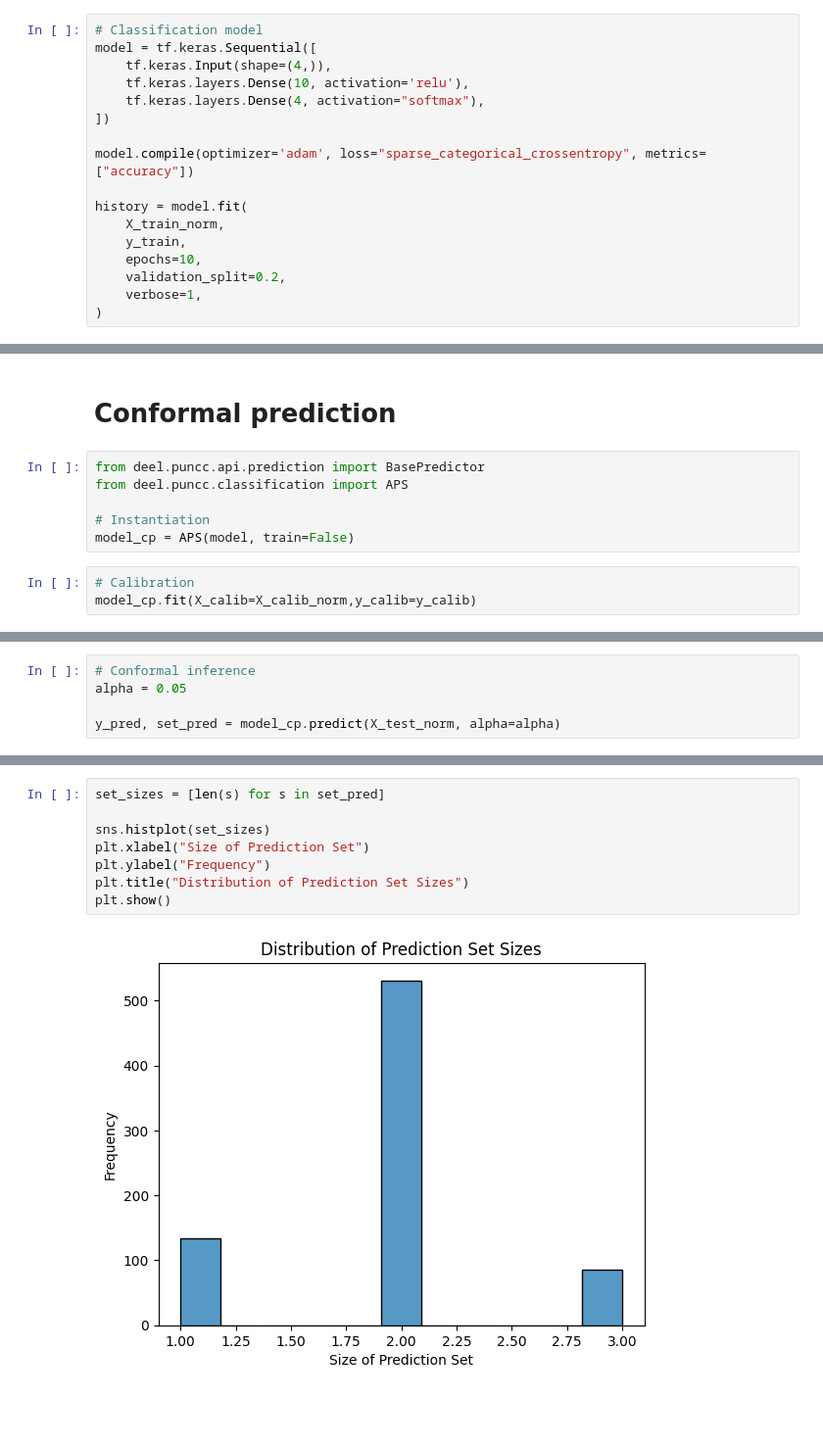
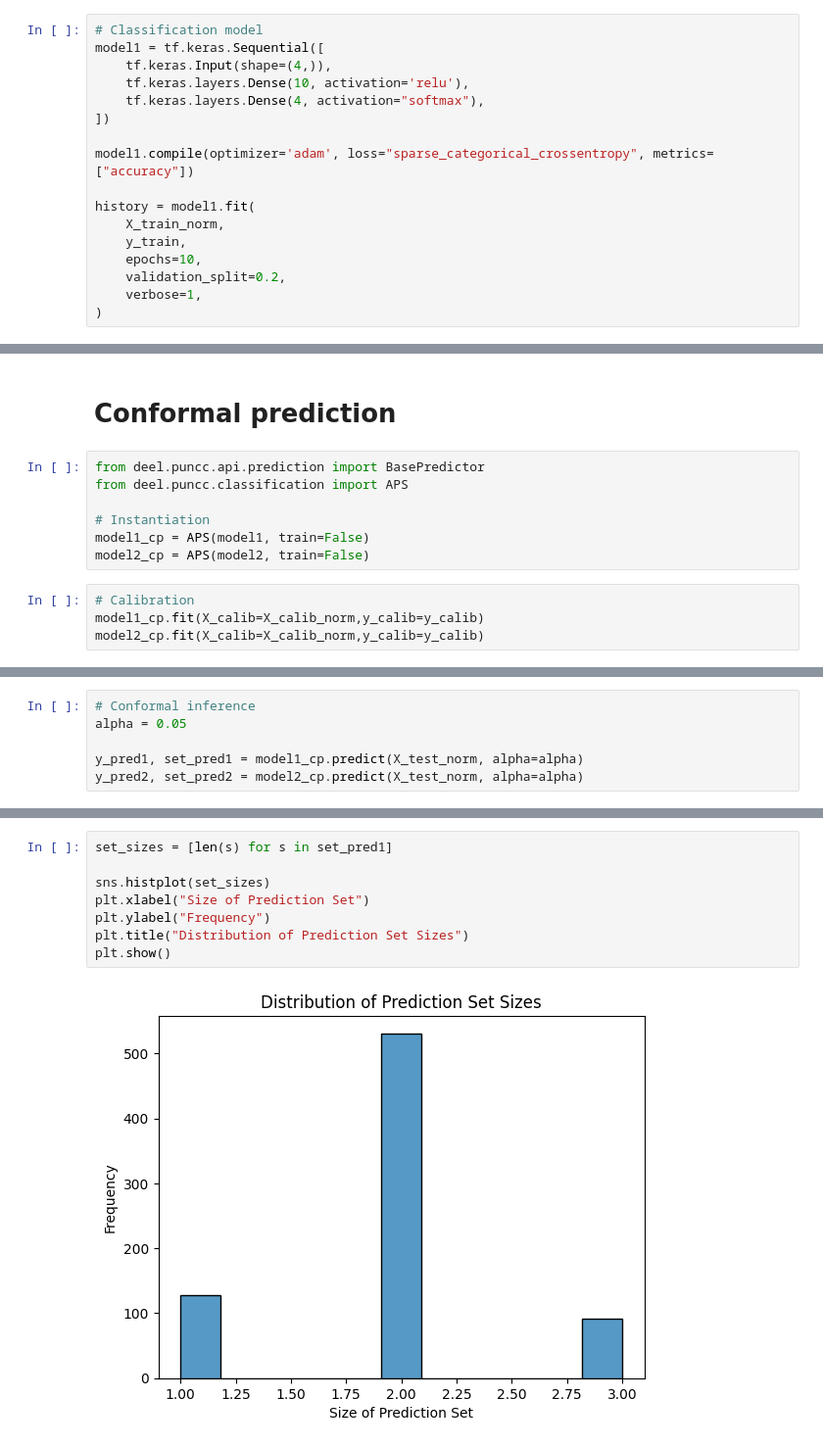
Before and after one commit to madelineapeters/MIDAS-UQ-carpentry, a Jupyter notebook: iris_dataset/Nanta/CP_classification.ipynb, the cells around one changed output, grey strips where cells are left out. Shown at 98% size. Saved outputs shown, nothing was run; the diff lists cells and outputs as text; blank space fills up the shorter version.

```diff
--- a/iris_dataset/Nanta/CP_classification.ipynb
+++ b/iris_dataset/Nanta/CP_classification.ipynb
@@ -130,15 +106,15 @@ Text(0.5, 1.0, 'petal length')
 # Classification model
 # %%
 # Classification model
-model = tf.keras.Sequential([
+model1 = tf.keras.Sequential([
     tf.keras.Input(shape=(4,)),
     tf.keras.layers.Dense(10, activation='relu'),
     tf.keras.layers.Dense(4, activation="softmax"),
 ])
 
-model.compile(optimizer='adam', loss="sparse_categorical_crossentropy", metrics=["accuracy"])
+model1.compile(optimizer='adam', loss="sparse_categorical_crossentropy", metrics=["accuracy"])
 
-history = model.fit(
+history = model1.fit(
     X_train_norm,
     y_train,
     epochs=10,
@@ -174,8 +182,10 @@ from deel.puncc.api.prediction import BasePredictor
 from deel.puncc.classification import APS
 
 # Instantiation
-model_cp = APS(model, train=False)
+model1_cp = APS(model1, train=False)
+model2_cp = APS(model2, train=False)
 # %%
 # Calibration
-model_cp.fit(X_calib=X_calib_norm,y_calib=y_calib)
+model1_cp.fit(X_calib=X_calib_norm,y_calib=y_calib)
+model2_cp.fit(X_calib=X_calib_norm,y_calib=y_calib)
 # %% [output]
@@ -184,5 +195,6 @@ model_cp.fit(X_calib=X_calib_norm,y_calib=y_calib)
 # Conformal inference
 alpha = 0.05
 
-y_pred, set_pred = model_cp.predict(X_test_norm, alpha=alpha)
+y_pred1, set_pred1 = model1_cp.predict(X_test_norm, alpha=alpha)
+y_pred2, set_pred2 = model2_cp.predict(X_test_norm, alpha=alpha)
 # %% [output]
@@ -246,10 +267,10 @@ Calibrated treshold : 0.78
 # %%
-set_sizes = [len(s) for s in set_pred]
+set_sizes = [len(s) for s in set_pred1]
 
 sns.histplot(set_sizes)
 plt.xlabel("Size of Prediction Set")
 plt.ylabel("Frequency")
 plt.title("Distribution of Prediction Set Sizes")
 plt.show()
 # %% [output]
-[figure, old version]
+[figure, new version]
```
Also changed, not shown: parts of 12 cells of this notebook.
